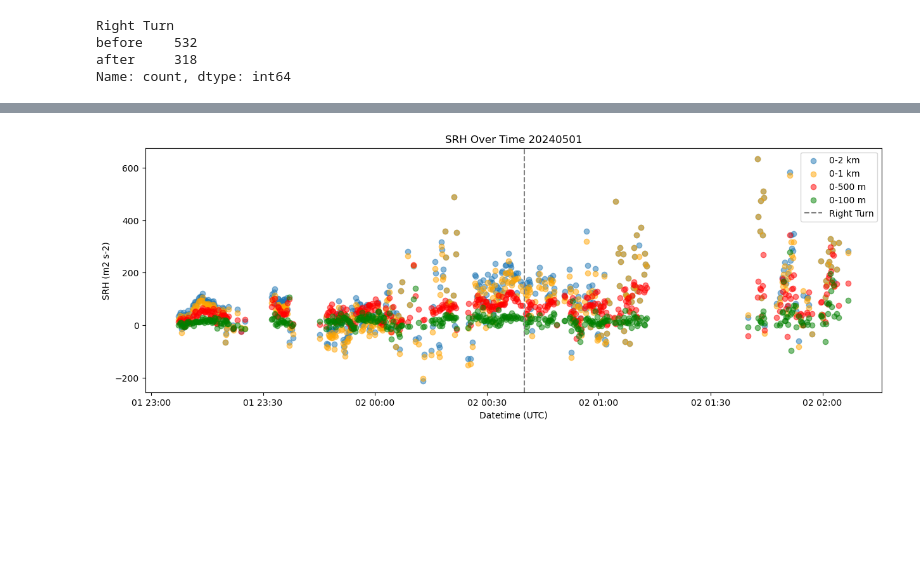
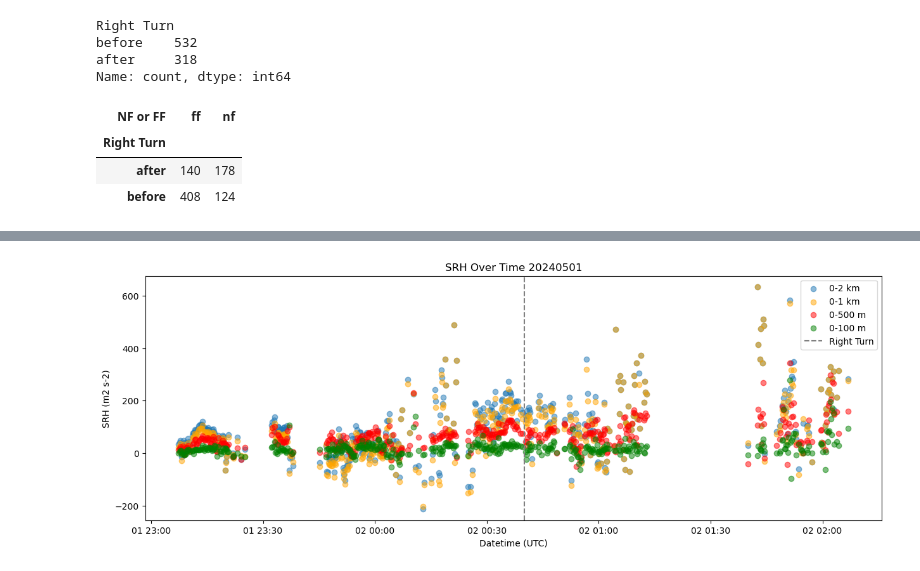
Before and after one commit to JuliaBuhrman/research2024, a Jupyter notebook: rightturn_casecheck.ipynb, the cells around one changed output, grey strips where cells are left out. Saved outputs shown, nothing was run; the diff lists cells and outputs as text; code cells hidden in the pictures; blank space fills up the shorter version.

```diff
--- a/rightturn_casecheck.ipynb
+++ b/rightturn_casecheck.ipynb
@@ -734,6 +742,13 @@ Right Turn
 before    532
 after     318
 Name: count, dtype: int64
+# %%
+pd.crosstab(test_case3['Right Turn'], test_case3['NF or FF'])
+# %% [output]
+| NF or FF | ff | nf |
+| Right Turn |  |  |
+| after | 140 | 178 |
+| before | 408 | 124 |
 # %%
 bef_u, bef_v, af_u, af_v = before_after_uv_avg(test_case3)
 # %%
```
Also changed, not shown: parts of 23 cells of this notebook.
